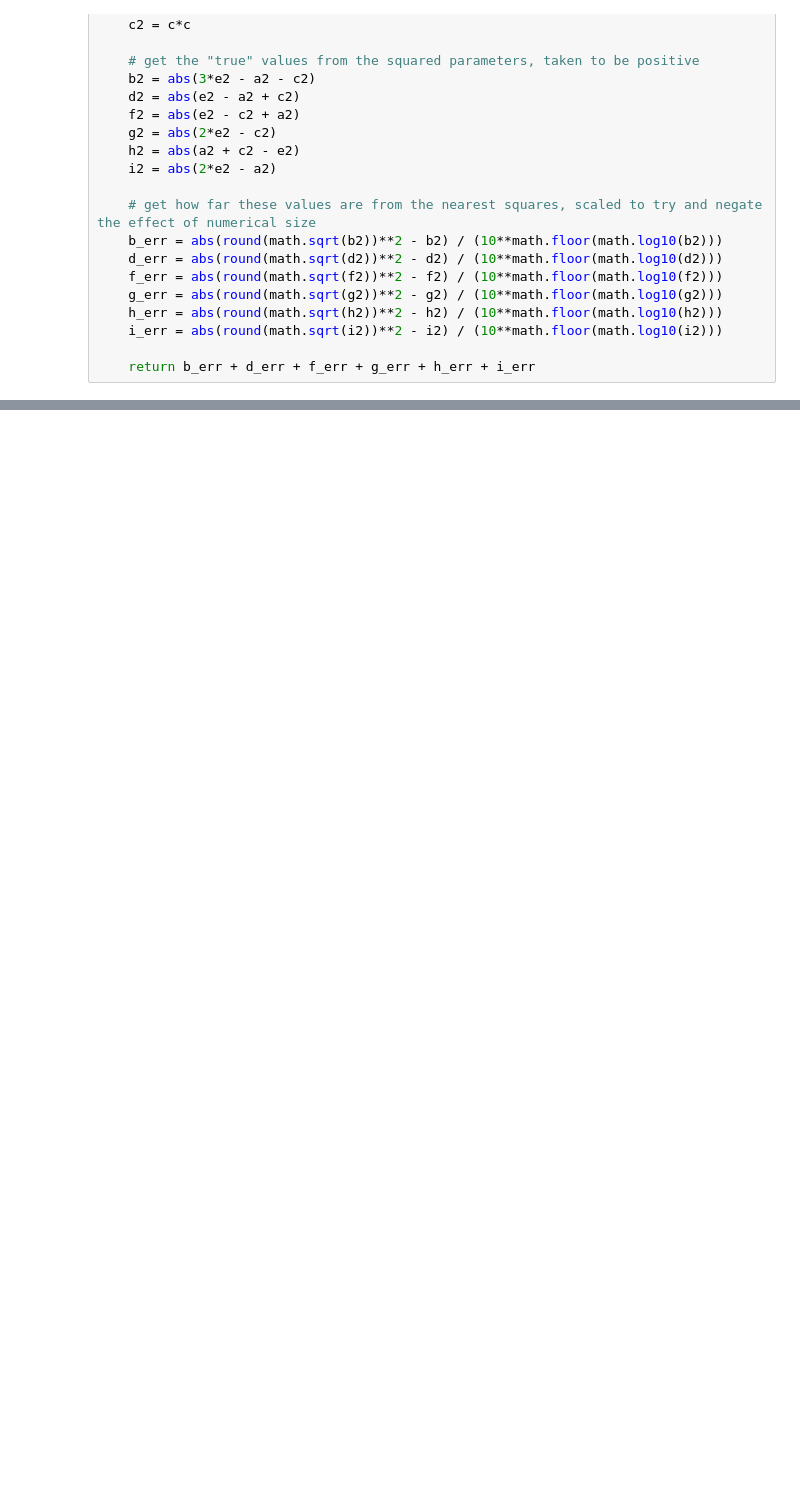
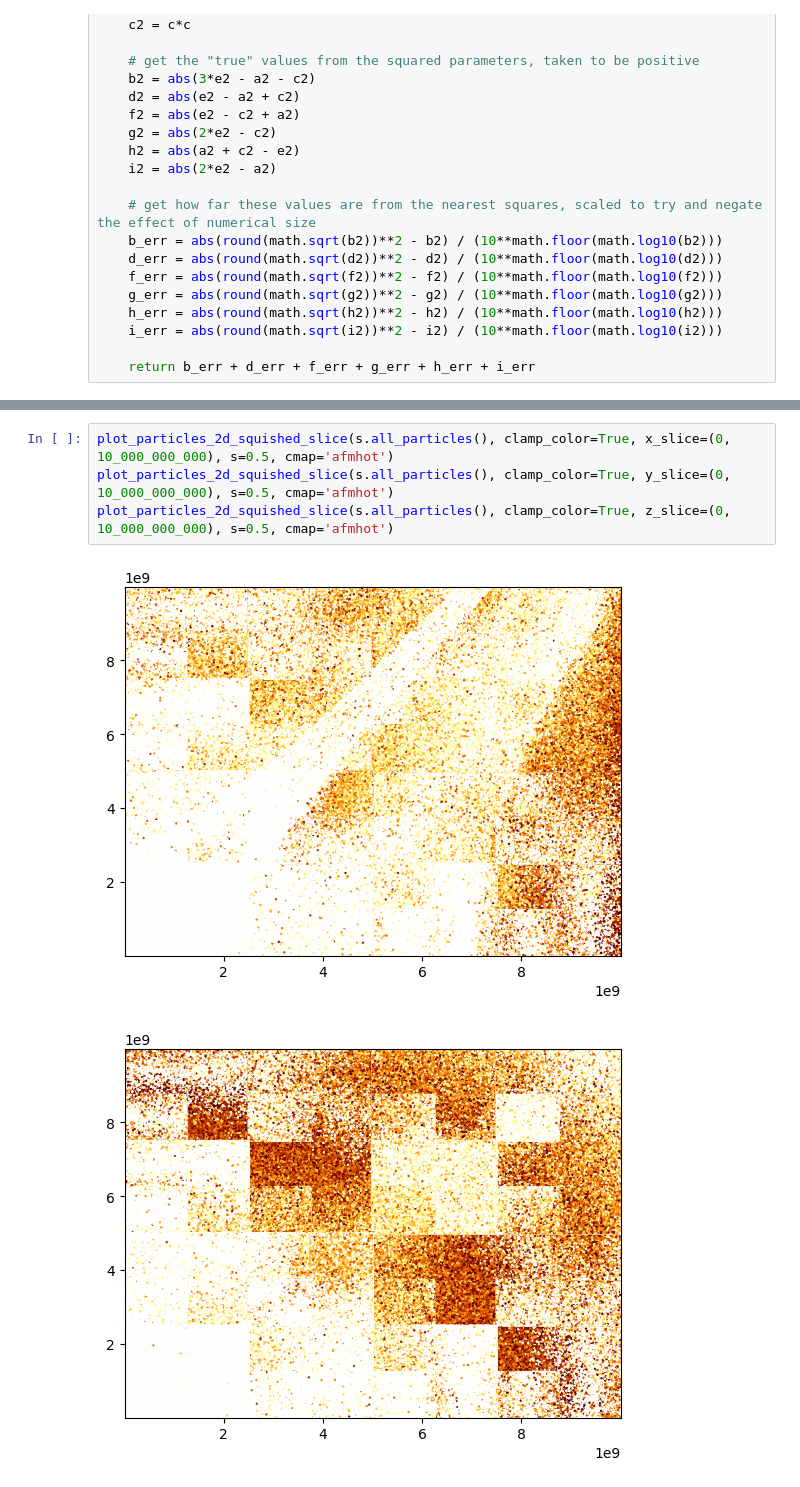
Before and after one commit to AustinPolk/particle-swarm, a Jupyter notebook: magic2.ipynb, the cells around one changed output, grey strips where cells are left out. Cells and saved outputs as stored; diff of their text form; blank space fills up the shorter version.

```diff
--- a/magic2.ipynb
+++ b/magic2.ipynb
@@ -77,0 +140,7 @@ print(len(s.all_particles()))
+# %%
+plot_particles_2d_squished_slice(s.all_particles(), clamp_color=True, x_slice=(0, 10_000_000_000), s=0.5, cmap='afmhot')
+plot_particles_2d_squished_slice(s.all_particles(), clamp_color=True, y_slice=(0, 10_000_000_000), s=0.5, cmap='afmhot')
+plot_particles_2d_squished_slice(s.all_particles(), clamp_color=True, z_slice=(0, 10_000_000_000), s=0.5, cmap='afmhot')
+# %% [output]
+[figure, added]
+[figure, added]
```
Also changed, not shown: parts of 5 cells of this notebook.
